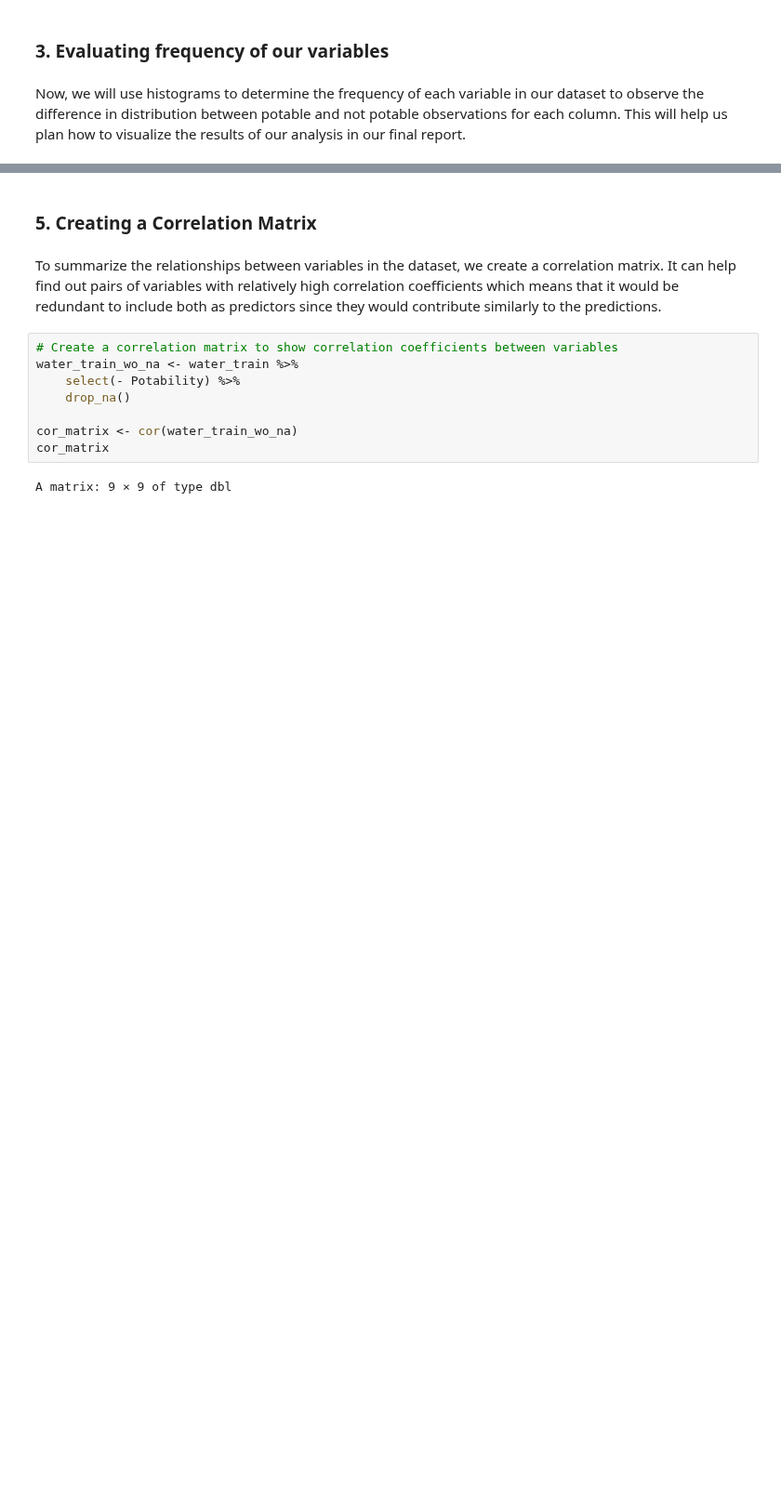
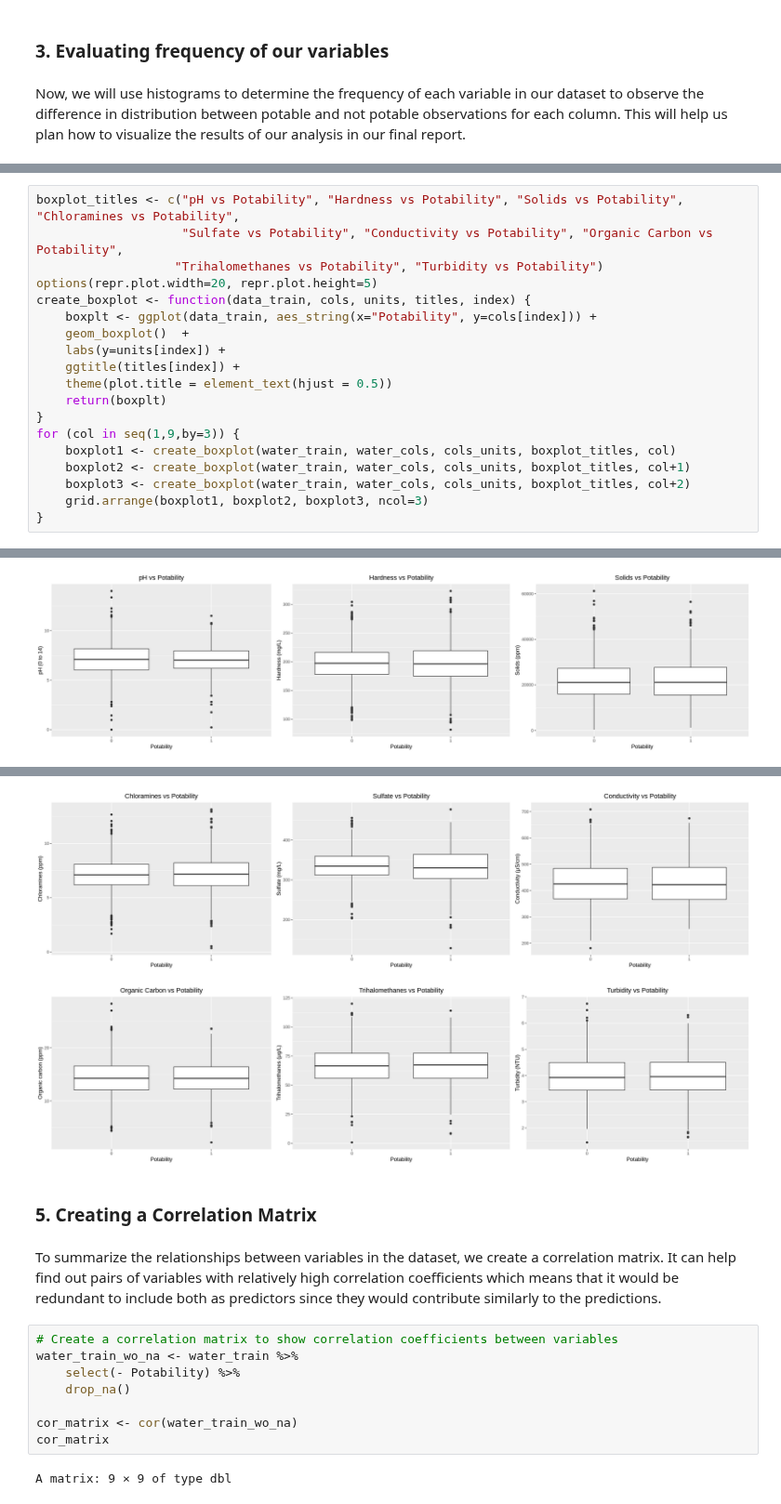
Before and after one commit to ricardoliu99/dsci100-group21, a Jupyter notebook: proposal.ipynb, the cells around one changed output, grey strips where cells are left out. Shown at 93% size. Cells and saved outputs as stored; diff of their text form; blank space fills up the shorter version.

```diff
--- a/proposal.ipynb
+++ b/proposal.ipynb
@@ -247,0 +226,20 @@ boxplot(water_train$Turbidity ~ (water_train$Potability), xlab="Potability", yla
+# %%
+boxplot_titles <- c("pH vs Potability", "Hardness vs Potability", "Solids vs Potability", "Chloramines vs Potability",
+                    "Sulfate vs Potability", "Conductivity vs Potability", "Organic Carbon vs Potability",
+                   "Trihalomethanes vs Potability", "Turbidity vs Potability")
+options(repr.plot.width=20, repr.plot.height=5)
+create_boxplot <- function(data_train, cols, units, titles, index) {
+    boxplt <- ggplot(data_train, aes_string(x="Potability", y=cols[index])) +
+    geom_boxplot()  +
+    labs(y=units[index]) +
+    ggtitle(titles[index]) +
+    theme(plot.title = element_text(hjust = 0.5))
+    return(boxplt)
+}
+for (col in seq(1,9,by=3)) {
+    boxplot1 <- create_boxplot(water_train, water_cols, cols_units, boxplot_titles, col)
+    boxplot2 <- create_boxplot(water_train, water_cols, cols_units, boxplot_titles, col+1)
+    boxplot3 <- create_boxplot(water_train, water_cols, cols_units, boxplot_titles, col+2)
+    grid.arrange(boxplot1, boxplot2, boxplot3, ncol=3)
+}
+# %% [output]
@@ -247,0 +250 @@ boxplot(water_train$Turbidity ~ (water_train$Potability), xlab="Potability", yla
+[figure, added]
@@ -248,3 +253,5 @@ boxplot(water_train$Turbidity ~ (water_train$Potability), xlab="Potability", yla
+[figure, added]
+[figure, added]
 # %% [markdown]
 ### 5. Creating a Correlation Matrix
 # %% [markdown]
```
Also changed, not shown: parts of 10 cells of this notebook.
